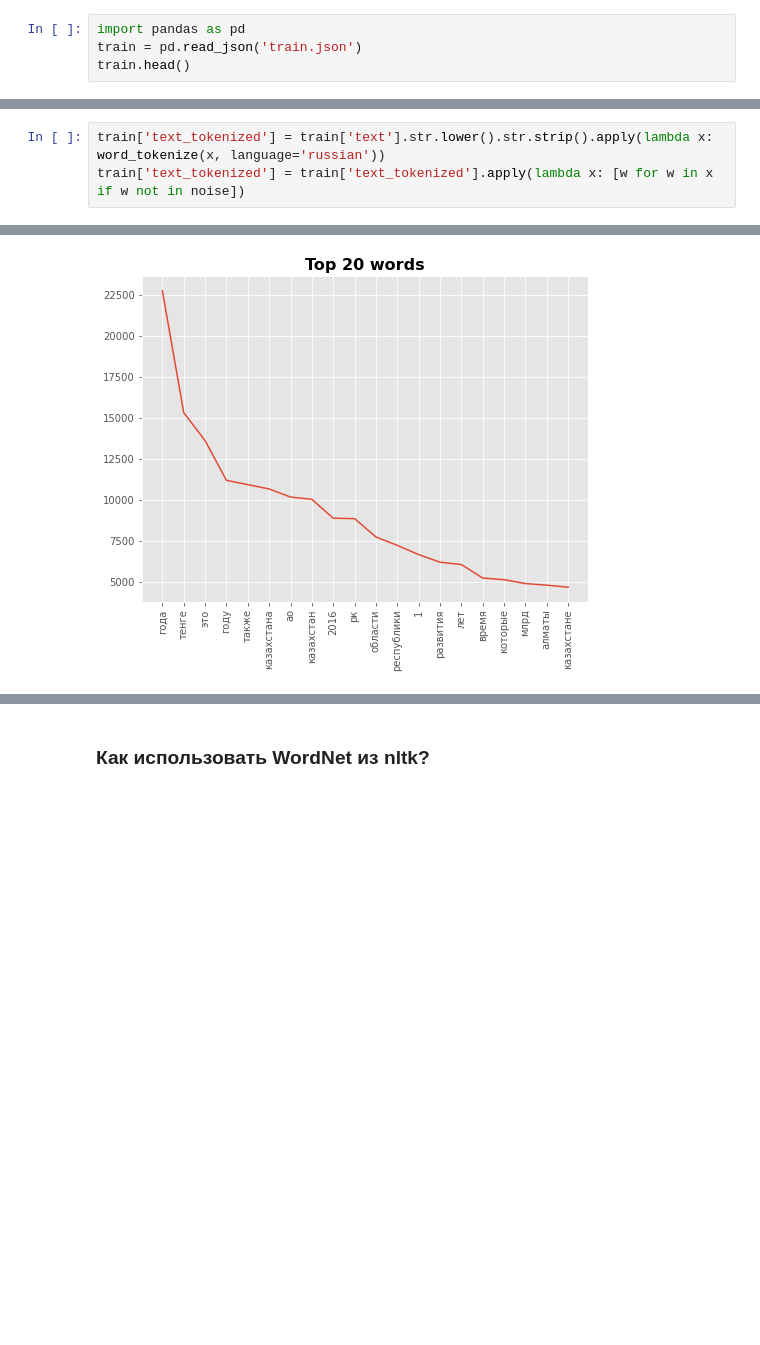
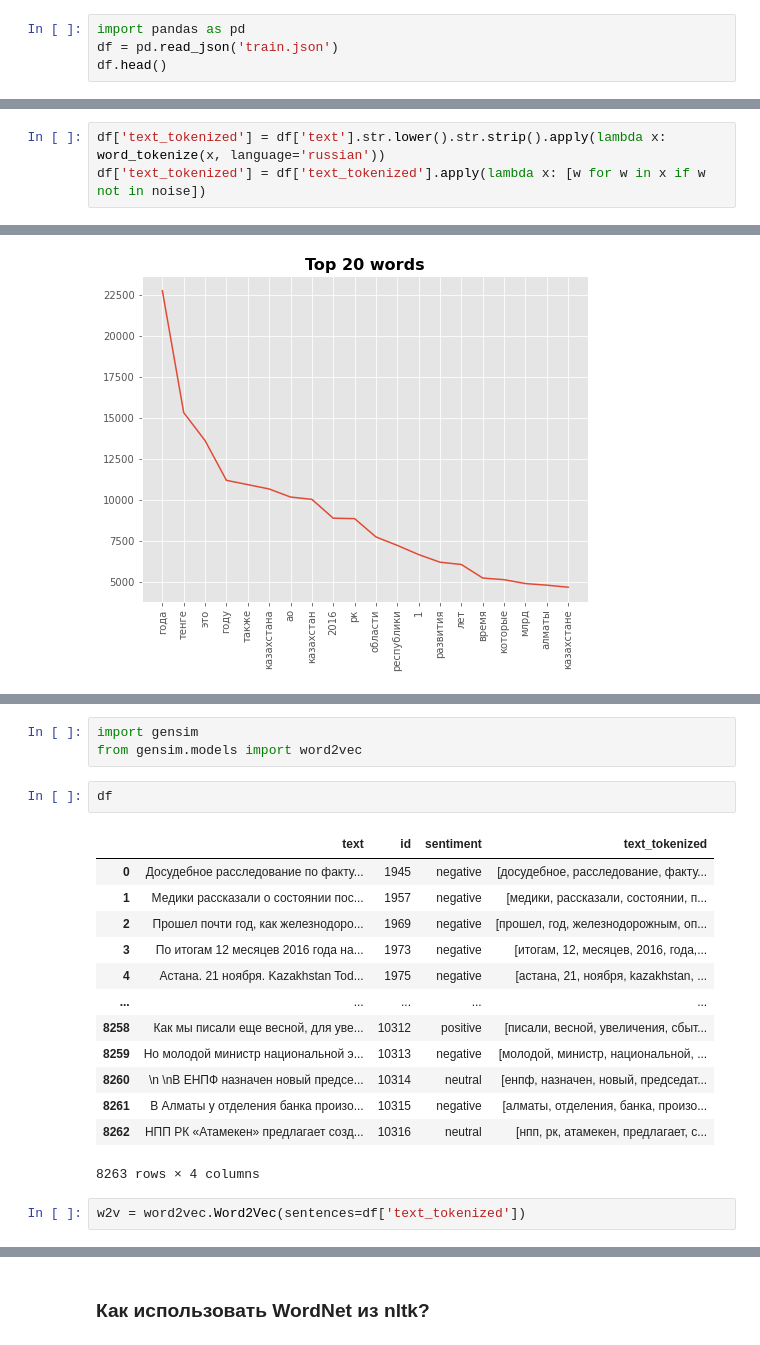
Before and after one commit to potroshitelshuk/NLP-2022, a Jupyter notebook: notebooks/hw1-2022.ipynb, the cells around one changed output, grey strips where cells are left out. Cells and saved outputs as stored; diff of their text form; blank space fills up the shorter version.

```diff
--- a/notebooks/hw1-2022.ipynb
+++ b/notebooks/hw1-2022.ipynb
@@ -58,8 +62,8 @@
 train, test, dev файлы
 # %%
 import pandas as pd
-train = pd.read_json('train.json')
-train.head()
+df = pd.read_json('train.json')
+df.head()
 # %% [output]
 |  | text | id | sentiment |
 | 0 | Досудебное расследование по факту... | 1945 | negative |
@@ -98,5 +93,5 @@ plt.style.use('ggplot')
 
 noise = stopwords.words('russian') + list(punctuation) + ['«', '»', '``', '\'\'', '–', '—']
 # %%
-train['text_tokenized'] = train['text'].str.lower().str.strip().apply(lambda x: word_tokenize(x, language='russian'))
-train['text_tokenized'] = train['text_tokenized'].apply(lambda x: [w for w in x if w not in noise])
+df['text_tokenized'] = df['text'].str.lower().str.strip().apply(lambda x: word_tokenize(x, language='russian'))
+df['text_tokenized'] = df['text_tokenized'].apply(lambda x: [w for w in x if w not in noise])
@@ -147,0 +150,21 @@ Name: sentiment, dtype: object
+# %%
+import gensim
+from gensim.models import word2vec
+# %%
+df
+# %% [output]
+|  | text | id | sentiment | text_tokenized |
+| 0 | Досудебное расследование по факту... | 1945 | negative | [досудебное, расследование, факту... |
+| 1 | Медики рассказали о состоянии пос... | 1957 | negative | [медики, рассказали, состоянии, п... |
+| 2 | Прошел почти год, как железнодоро... | 1969 | negative | [прошел, год, железнодорожным, оп... |
+| 3 | По итогам 12 месяцев 2016 года на... | 1973 | negative | [итогам, 12, месяцев, 2016, года,... |
+| 4 | Астана. 21 ноября. Kazakhstan Tod... | 1975 | negative | [астана, 21, ноября, kazakhstan, ... |
+| ... | ... | ... | ... | ... |
+| 8258 | Как мы писали еще весной, для уве... | 10312 | positive | [писали, весной, увеличения, сбыт... |
+| 8259 | Но молодой министр национальной э... | 10313 | negative | [молодой, министр, национальной, ... |
+| 8260 | \n \nВ ЕНПФ назначен новый предсе... | 10314 | neutral | [енпф, назначен, новый, председат... |
+| 8261 | В Алматы у отделения банка произо... | 10315 | negative | [алматы, отделения, банка, произо... |
+| 8262 | НПП РК «Атамекен» предлагает созд... | 10316 | neutral | [нпп, рк, атамекен, предлагает, с... |
+8263 rows × 4 columns
+# %%
+w2v = word2vec.Word2Vec(sentences=df['text_tokenized'])
```
Also changed, not shown: parts of 45 cells of this notebook.
